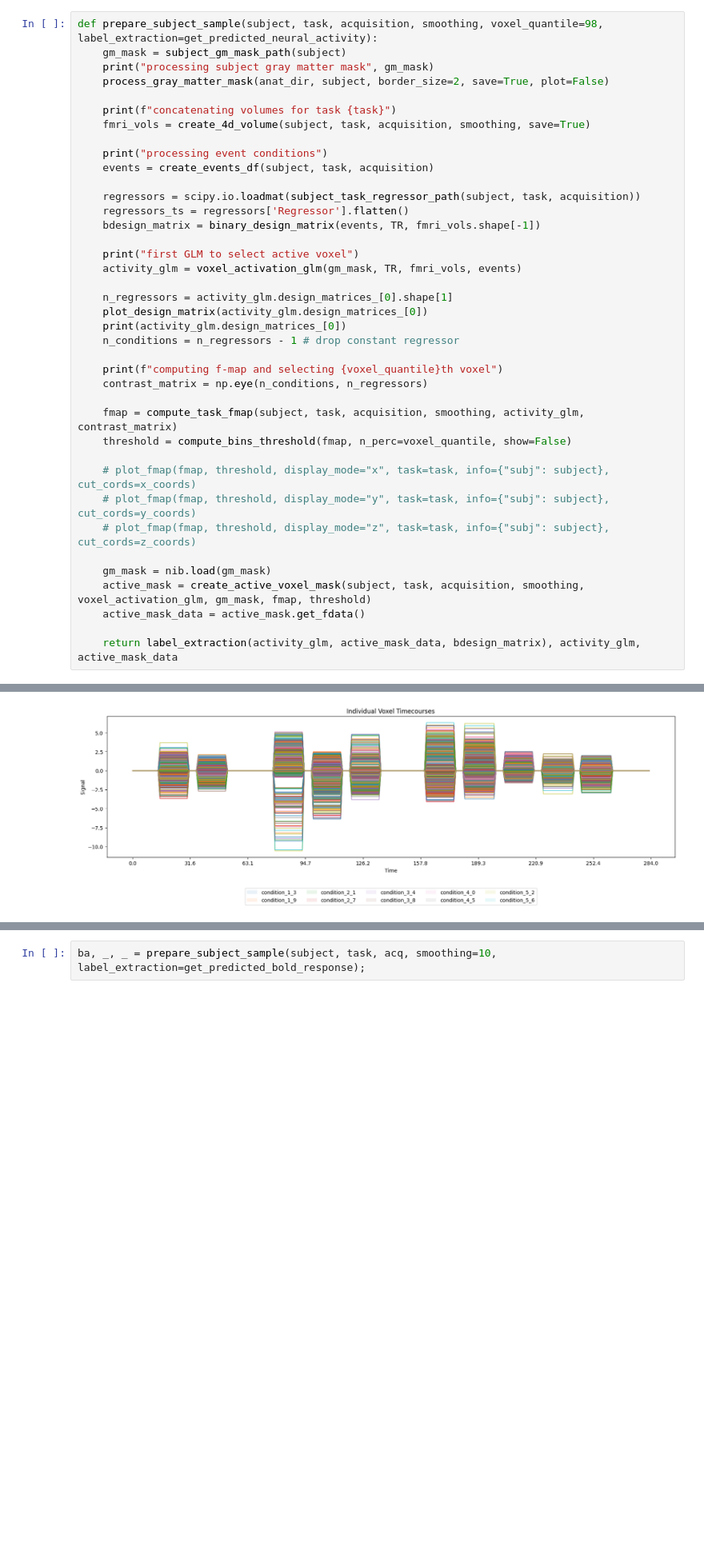
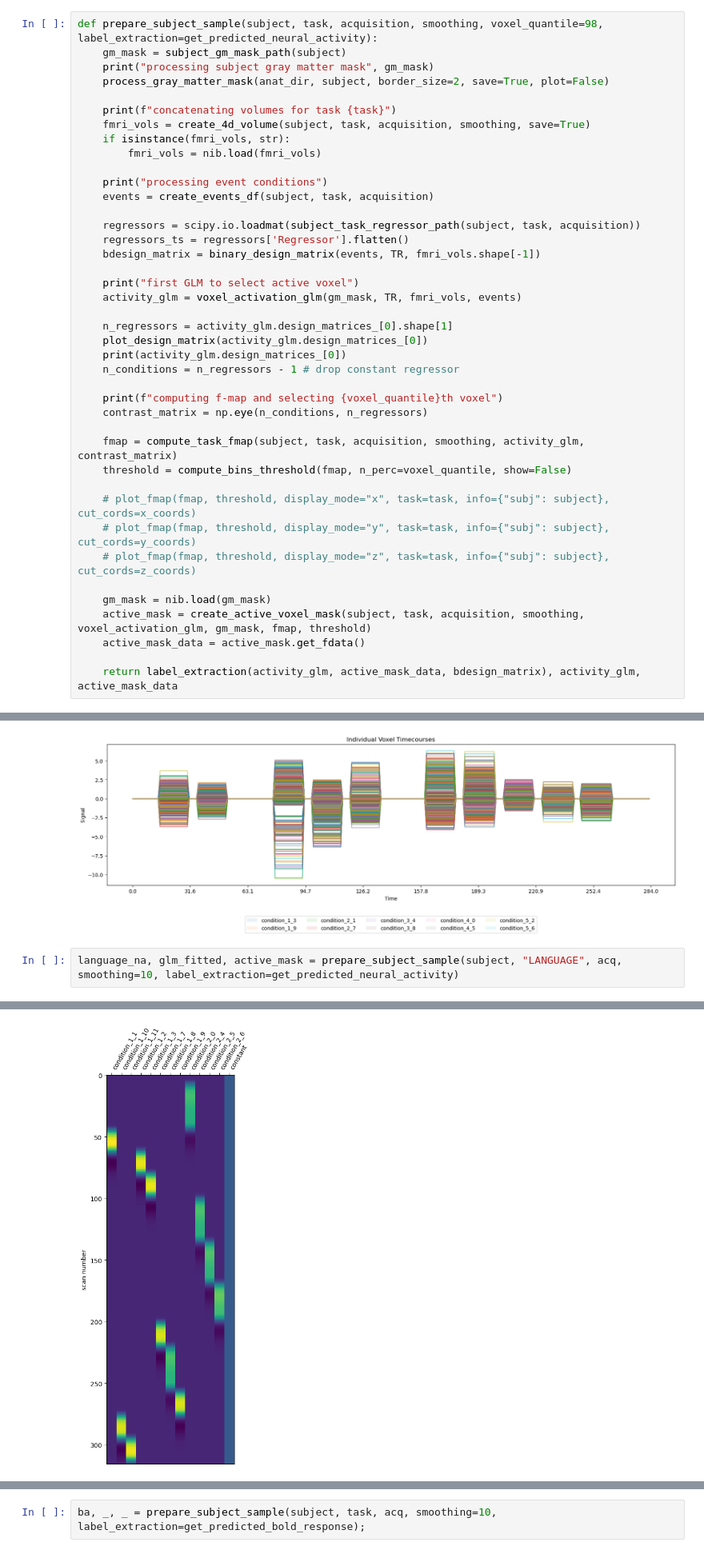
Before and after one commit to fedemengo/CS-433-ML4S, a Jupyter notebook: preprocessing_pipeline.ipynb, the cells around one changed output, grey strips where cells are left out. Shown at 80% size. Saved outputs shown, nothing was run; the diff lists cells and outputs as text; blank space fills up the shorter version.

```diff
--- a/preprocessing_pipeline.ipynb
+++ b/preprocessing_pipeline.ipynb
@@ -258,6 +258,8 @@ def prepare_subject_sample(subject, task, acquisition, smoothing, voxel_quantile
 
     print(f"concatenating volumes for task {task}")
     fmri_vols = create_4d_volume(subject, task, acquisition, smoothing, save=True)
+    if isinstance(fmri_vols, str):
+        fmri_vols = nib.load(fmri_vols)
 
     print("processing event conditions")
     events = create_events_df(subject, task, acquisition)
@@ -313,3 +315,6 @@ computing f-map and selecting 98th voxel
 (1939, 284)
 [figure]
 [figure]
+# %%
+language_na, glm_fitted, active_mask = prepare_subject_sample(subject, "LANGUAGE", acq, smoothing=10, label_extraction=get_predicted_neural_activity)
+# %% [output]
@@ -315,0 +338 @@ computing f-map and selecting 98th voxel
+[figure, added]
```
Also changed, not shown: parts of 3 cells of this notebook, 28 other files.
